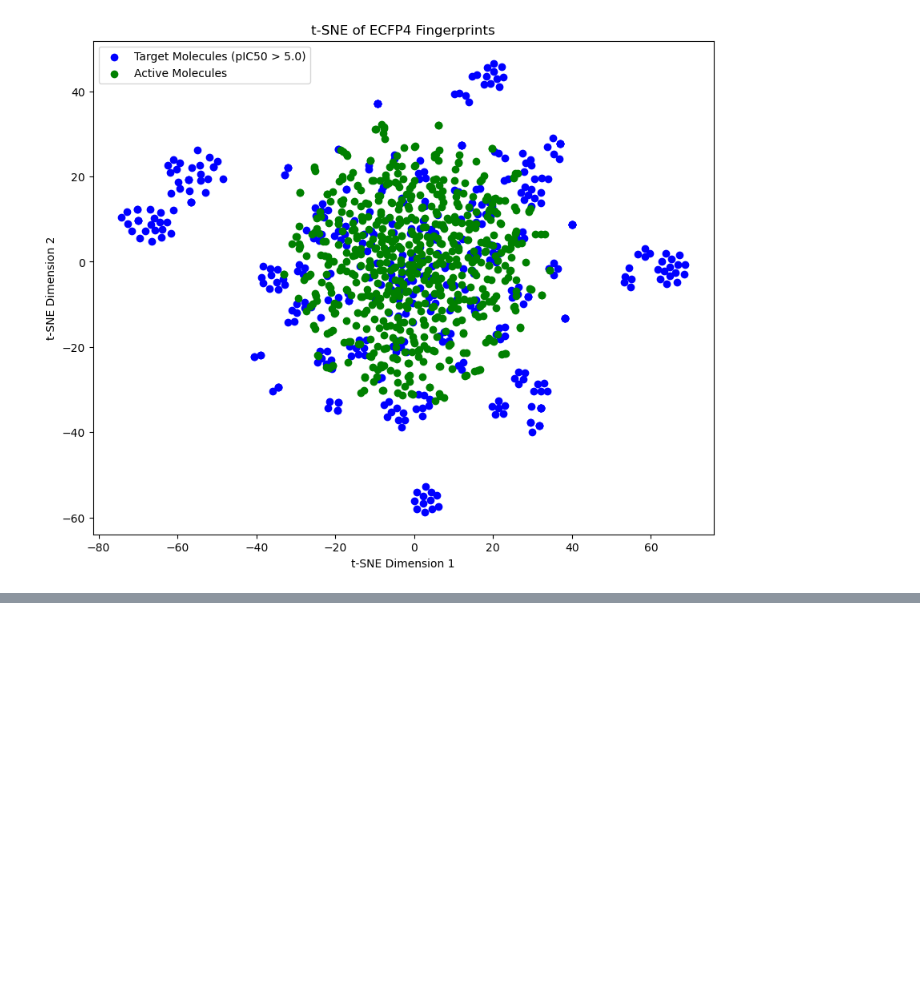
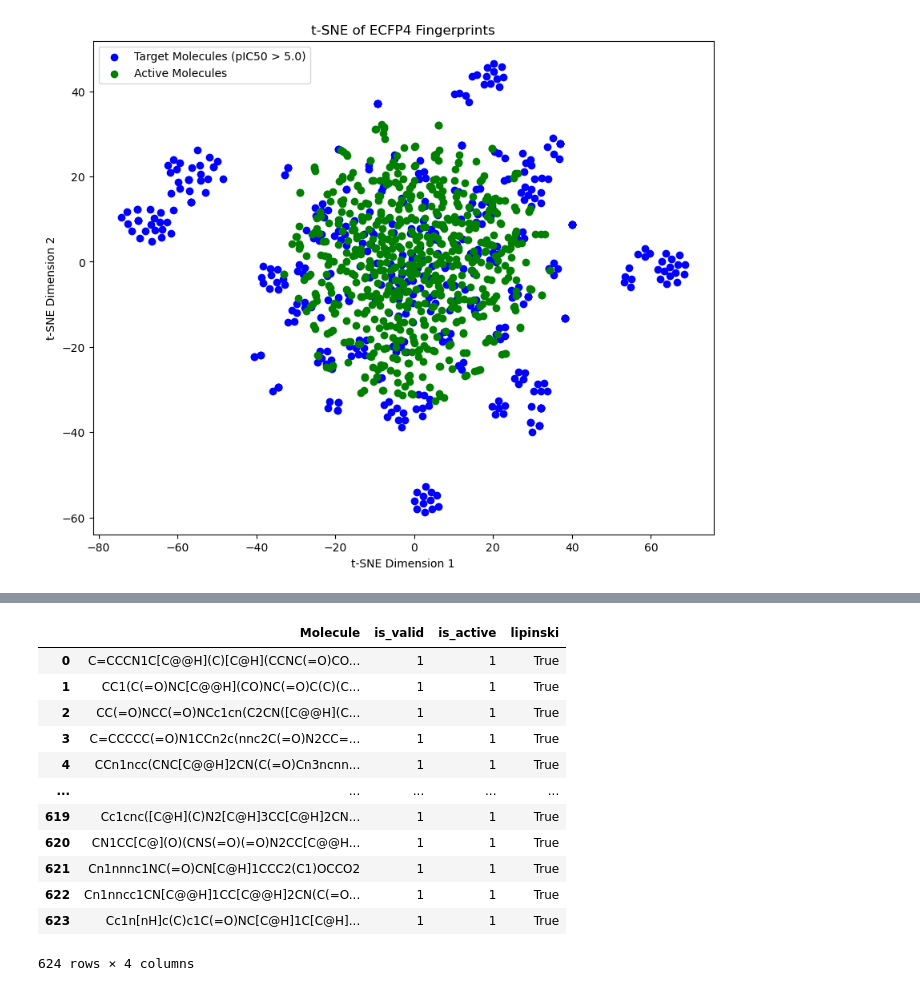
Before and after one commit to catorch/LLaMA-Mol, a Jupyter notebook: 9_new_molecules_evaluation.ipynb, the cells around one changed output, grey strips where cells are left out. Cells and saved outputs as stored; diff of their text form; code cells hidden in the pictures; blank space fills up the shorter version.

```diff
--- a/9_new_molecules_evaluation.ipynb
+++ b/9_new_molecules_evaluation.ipynb
@@ -503,0 +538,18 @@ plt.show()
+# %%
+import pandas as pd
+lipinski_passed_df = pd.read_csv("datasets/active_passed_molecules.csv")
+lipinski_passed_df
+# %% [output]
+|  | Molecule | is_valid | is_active | lipinski |
+| 0 | C=CCCN1C[C@@H](C)[C@H](CCNC(=O)CO... | 1 | 1 | True |
+| 1 | CC1(C(=O)NC[C@@H](CO)NC(=O)C(C)(C... | 1 | 1 | True |
+| 2 | CC(=O)NCC(=O)NCc1cn(C2CN([C@@H](C... | 1 | 1 | True |
+| 3 | C=CCCCC(=O)N1CCn2c(nnc2C(=O)N2CC=... | 1 | 1 | True |
+| 4 | CCn1ncc(CNC[C@@H]2CN(C(=O)Cn3ncnn... | 1 | 1 | True |
+| ... | ... | ... | ... | ... |
+| 619 | Cc1cnc([C@H](C)N2[C@H]3CC[C@H]2CN... | 1 | 1 | True |
+| 620 | CN1CC[C@](O)(CNS(=O)(=O)N2CC[C@@H... | 1 | 1 | True |
+| 621 | Cn1nnnc1NC(=O)CN[C@H]1CCC2(C1)OCCO2 | 1 | 1 | True |
+| 622 | Cn1nncc1CN[C@@H]1CC[C@@H]2CN(C(=O... | 1 | 1 | True |
+| 623 | Cc1n[nH]c(C)c1C(=O)NC[C@H]1C[C@H]... | 1 | 1 | True |
+624 rows × 4 columns
```
Also changed, not shown: parts of 10 cells of this notebook.
